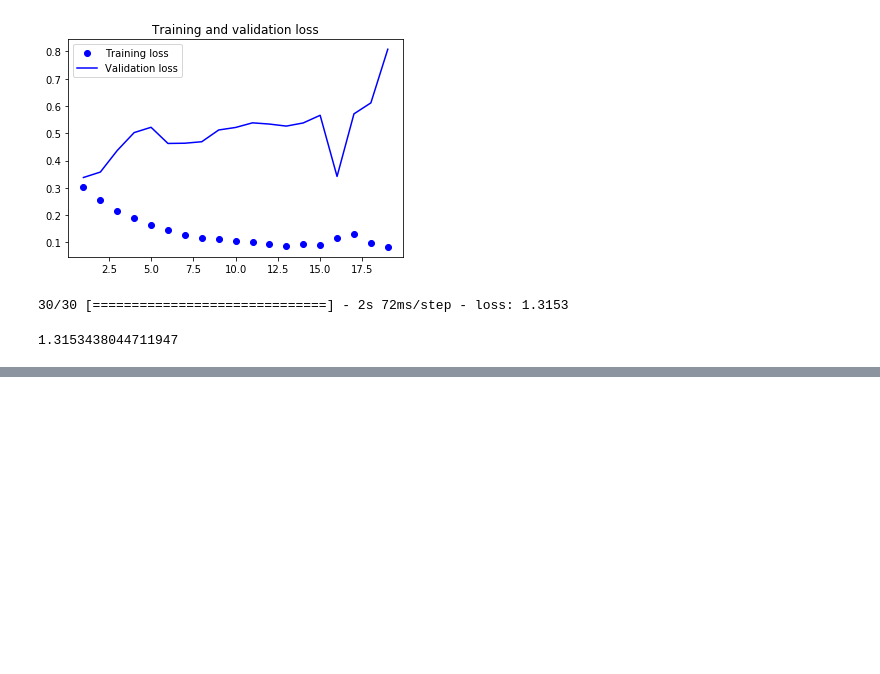
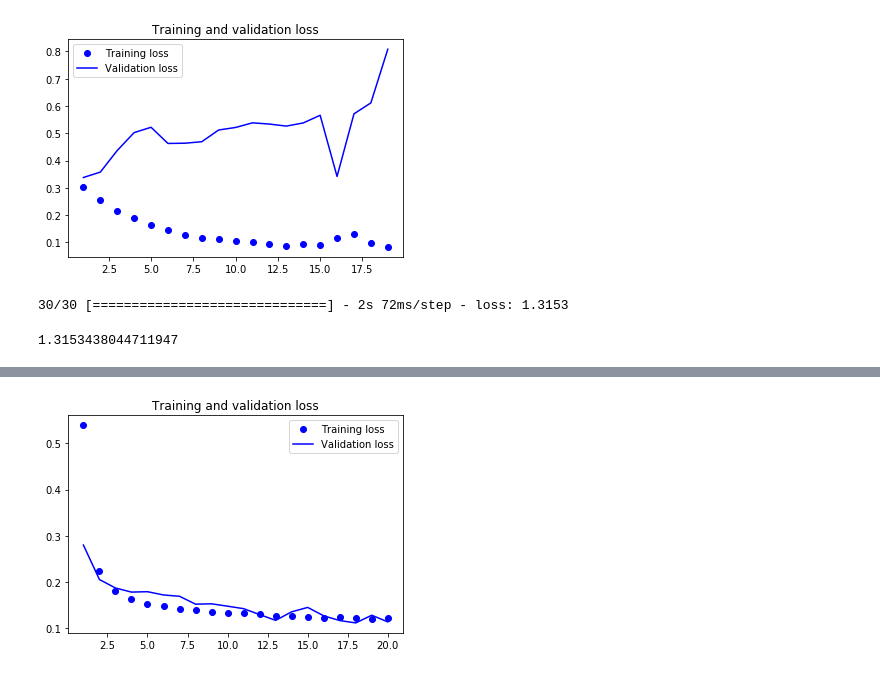
Before and after one commit to elmodeer/b-thesis, a Jupyter notebook: Keras-CNN-269.ipynb, the cells around one changed output, grey strips where cells are left out. Drawn from its saved outputs; the diff is of its cells as text; code cells hidden in the pictures; blank space fills up the shorter version.

```diff
--- a/Keras-CNN-269.ipynb
+++ b/Keras-CNN-269.ipynb
@@ -699,3 +706,14 @@ model_6.evaluate(test_gen_1, steps=30)
 # %% [output]
 30/30 [==============================] - 2s 72ms/step - loss: 1.3153
 1.3153438044711947
+# %%
+model_temp = Sequential()
+model_temp.add(layers.GRU(32, input_shape=(None, float_data_1.shape[-1])))
+model_temp.add(layers.Dense(1))
+
+model_temp.compile(optimzer=RMSprop(), loss='mae')
+histor = model_temp.fit(train_gen_1,
+                    steps_per_epoch=per_epoch,
+                    epochs=20,
+                    validation_data=val_gen_1,
+                    validation_steps=val_steps)
@@ -701,0 +738,16 @@ model_6.evaluate(test_gen_1, steps=30)
+# %%
+import matplotlib.pyplot as plt
+
+loss = histor.history['loss']
+val_loss = histor.history['val_loss']
+
+epochs = range(1, len(loss) + 1)
+plt.figure()
+
+plt.plot(epochs, loss, 'bo', label='Training loss')
+plt.plot(epochs, val_loss, 'b', label='Validation loss')
+plt.title('Training and validation loss')
+plt.legend()
+plt.show()
+# %% [output]
+[figure, added]
```
Also changed, not shown: parts of 8 cells of this notebook, 13 other files.
